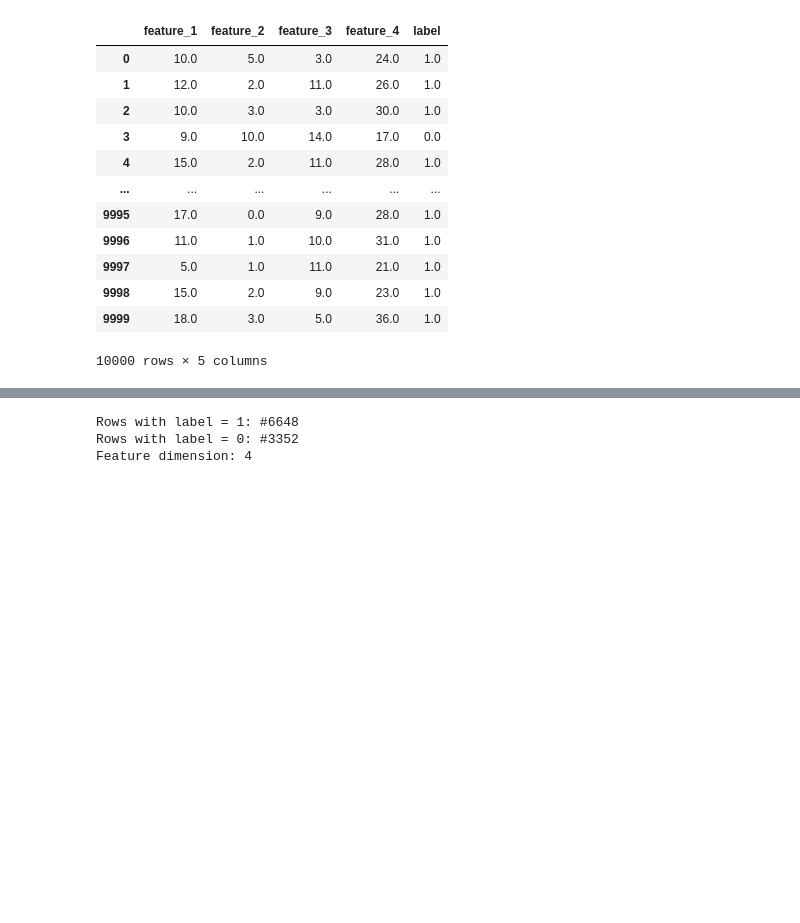
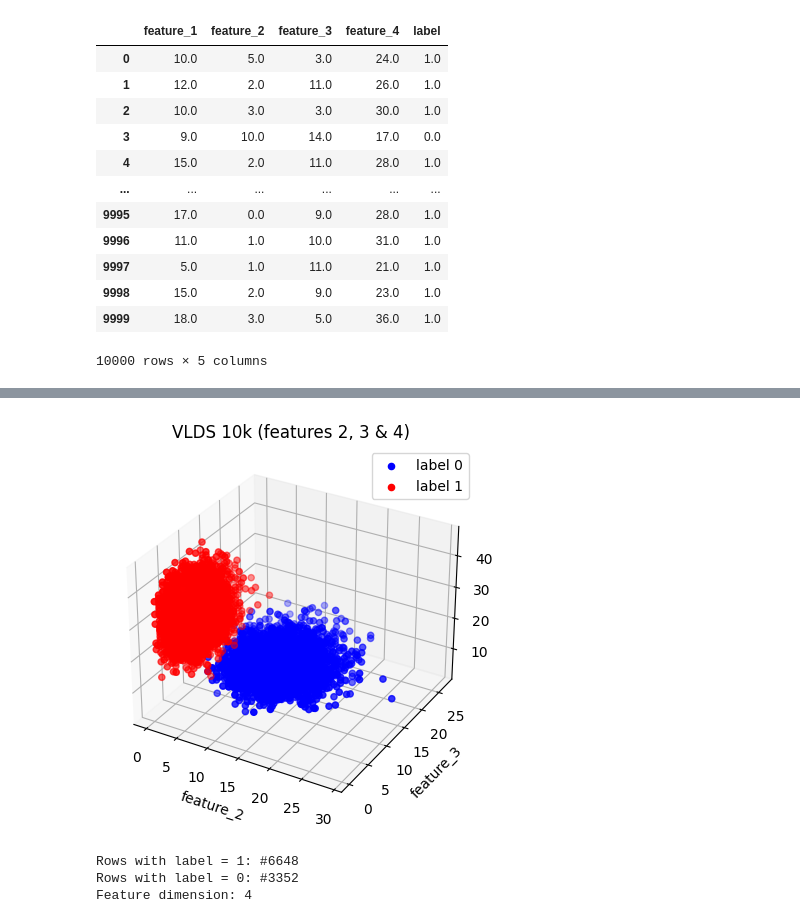
Before and after one commit to lukasbischof/qi-project, a Jupyter notebook: qnn_vlds_10k.ipynb, the cells around one changed output, grey strips where cells are left out. Drawn from its saved outputs; the diff is of its cells as text; code cells hidden in the pictures; blank space fills up the shorter version.

```diff
--- a/qnn_vlds_10k.ipynb
+++ b/qnn_vlds_10k.ipynb
@@ -96,13 +102,16 @@ plt.show()
 # %%
 fig = plt.figure()
 ax = fig.add_subplot(111, projection='3d')
 ax.scatter(df_0['feature_2'], df_0['feature_3'], df_0['feature_4'], c='blue', label='label 0')
 ax.scatter(df_1['feature_2'], df_1['feature_3'], df_1['feature_4'], c='red', label='label 1')
 ax.set_xlabel('feature_2')
 ax.set_ylabel('feature_3')
 ax.set_zlabel('feature_4')
+plt.title('VLDS 10k (features 2, 3 & 4)')
 plt.legend()
 plt.show()
+# %% [output]
+[figure, added]
 # %%
 print(f'Rows with label = 1: #{df.where(df["label"] == 1.0)["label"].count()}')
 print(f'Rows with label = 0: #{df.where(df["label"] == 0.0)["label"].count()}')
```
Also changed, not shown: parts of 8 cells of this notebook.
